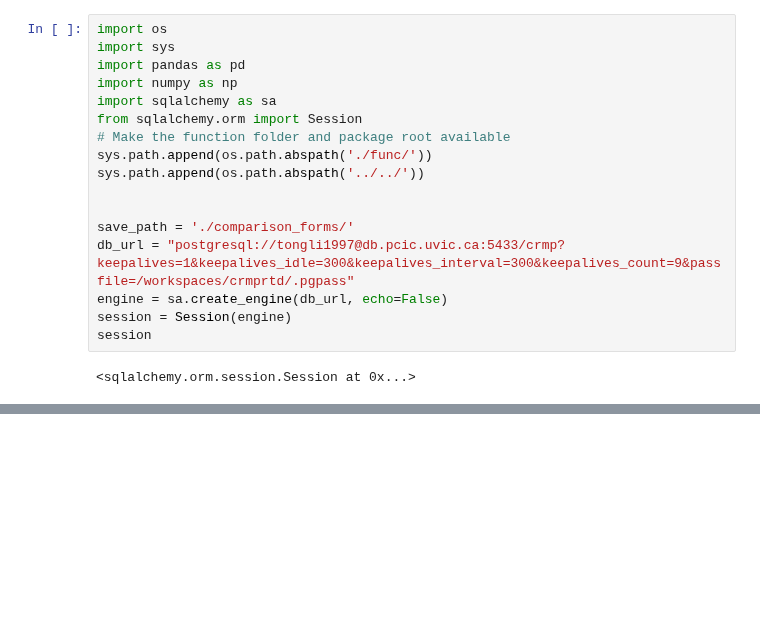
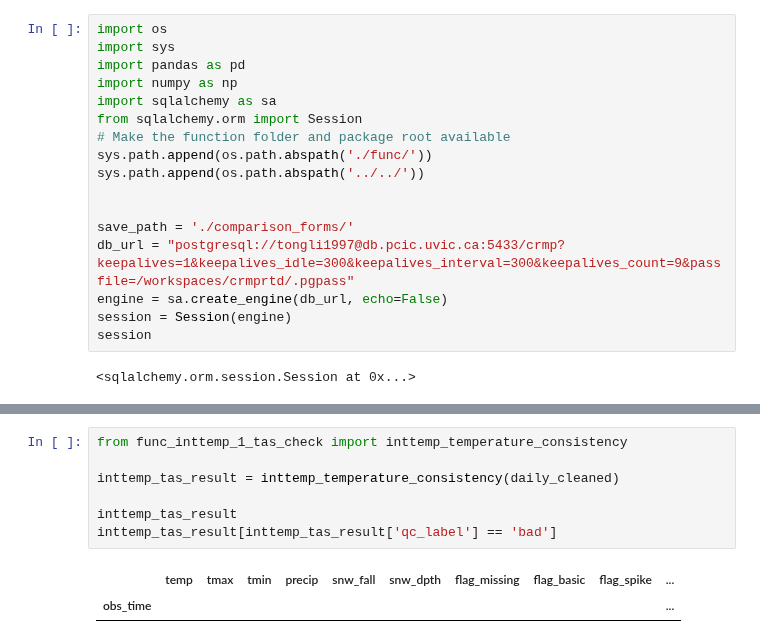
Before and after one commit to pacificclimate/crmprtd, a Jupyter notebook: Quanlity_Control/single_station/3.station_visualization_v1.ipynb, the cells around one changed output, grey strips where cells are left out. Drawn from its saved outputs; the diff is of its cells as text; blank space fills up the shorter version.

```diff
--- a/Quanlity_Control/single_station/3.station_visualization_v1.ipynb
+++ b/Quanlity_Control/single_station/3.station_visualization_v1.ipynb
@@ -135,0 +133,10 @@ plot_station_qc(
+# %%
+from func_inttemp_1_tas_check import inttemp_temperature_consistency
+
+inttemp_tas_result = inttemp_temperature_consistency(daily_cleaned)
+
+inttemp_tas_result
+inttemp_tas_result[inttemp_tas_result['qc_label'] == 'bad']
+# %% [output]
+|  | temp | tmax | tmin | precip | snw_fall | snw_dpth | flag_missing | flag_basic | flag_spike | ... |
+| obs_time |  |  |  |  |  |  |  |  |  | ... |
```
Also changed, not shown: parts of 6 cells of this notebook, 11 other files.
